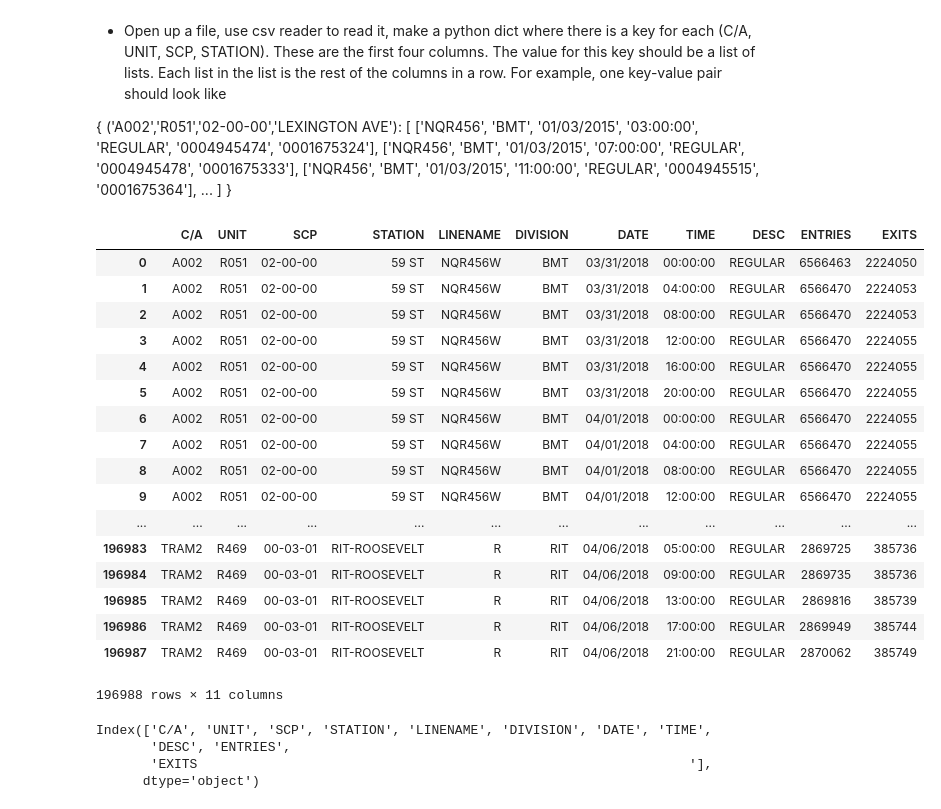
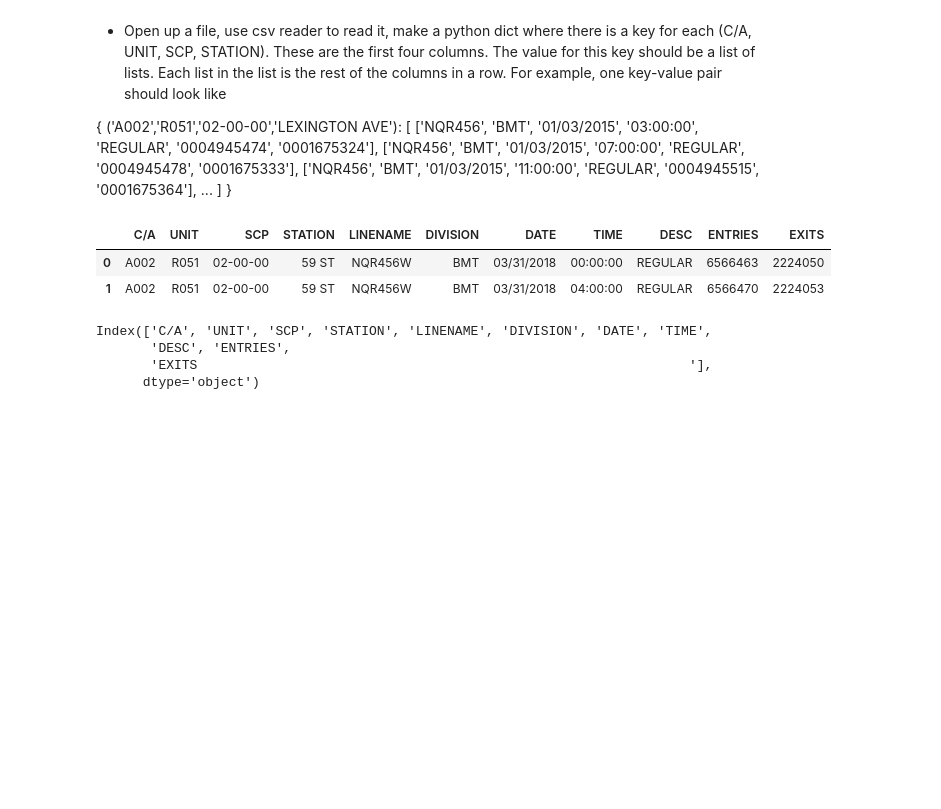
Before and after one commit to cyrus-rustomji/metis_projects, a Jupyter notebook: FirstProejct.ipynb, the cells around one changed output. Cells and saved outputs as stored; diff of their text form; code cells hidden in the pictures; blank space fills up the shorter version.

```diff
--- a/FirstProejct.ipynb
+++ b/FirstProejct.ipynb
@@ -54,35 +54,20 @@ import datetime
 # %%
 # Source: http://web.mta.info/developers/turnstile.html
 def get_data(week_nums):
     url = "turnstile_{}.txt"
     dfs = []
     for week_num in week_nums:
         file_url = url.format(week_num)
         dfs.append(pd.read_csv(file_url))
     return pd.concat(dfs)
 
 week_nums = [180407]
 turnstiles_df = get_data(week_nums)
-turnstiles_df
+turnstiles_df.head(2)
 # %% [output]
 |  | C/A | UNIT | SCP | STATION | LINENAME | DIVISION | DATE | TIME | DESC | ENTRIES | EXITS |
 | 0 | A002 | R051 | 02-00-00 | 59 ST | NQR456W | BMT | 03/31/2018 | 00:00:00 | REGULAR | 6566463 | 2224050 |
 | 1 | A002 | R051 | 02-00-00 | 59 ST | NQR456W | BMT | 03/31/2018 | 04:00:00 | REGULAR | 6566470 | 2224053 |
-| 2 | A002 | R051 | 02-00-00 | 59 ST | NQR456W | BMT | 03/31/2018 | 08:00:00 | REGULAR | 6566470 | 2224053 |
-| 3 | A002 | R051 | 02-00-00 | 59 ST | NQR456W | BMT | 03/31/2018 | 12:00:00 | REGULAR | 6566470 | 2224055 |
-| 4 | A002 | R051 | 02-00-00 | 59 ST | NQR456W | BMT | 03/31/2018 | 16:00:00 | REGULAR | 6566470 | 2224055 |
-| 5 | A002 | R051 | 02-00-00 | 59 ST | NQR456W | BMT | 03/31/2018 | 20:00:00 | REGULAR | 6566470 | 2224055 |
-| 6 | A002 | R051 | 02-00-00 | 59 ST | NQR456W | BMT | 04/01/2018 | 00:00:00 | REGULAR | 6566470 | 2224055 |
-| 7 | A002 | R051 | 02-00-00 | 59 ST | NQR456W | BMT | 04/01/2018 | 04:00:00 | REGULAR | 6566470 | 2224055 |
-| 8 | A002 | R051 | 02-00-00 | 59 ST | NQR456W | BMT | 04/01/2018 | 08:00:00 | REGULAR | 6566470 | 2224055 |
-| 9 | A002 | R051 | 02-00-00 | 59 ST | NQR456W | BMT | 04/01/2018 | 12:00:00 | REGULAR | 6566470 | 2224055 |
-| ... | ... | ... | ... | ... | ... | ... | ... | ... | ... | ... | ... |
-| 196983 | TRAM2 | R469 | 00-03-01 | RIT-ROOSEVELT | R | RIT | 04/06/2018 | 05:00:00 | REGULAR | 2869725 | 385736 |
-| 196984 | TRAM2 | R469 | 00-03-01 | RIT-ROOSEVELT | R | RIT | 04/06/2018 | 09:00:00 | REGULAR | 2869735 | 385736 |
-| 196985 | TRAM2 | R469 | 00-03-01 | RIT-ROOSEVELT | R | RIT | 04/06/2018 | 13:00:00 | REGULAR | 2869816 | 385739 |
-| 196986 | TRAM2 | R469 | 00-03-01 | RIT-ROOSEVELT | R | RIT | 04/06/2018 | 17:00:00 | REGULAR | 2869949 | 385744 |
-| 196987 | TRAM2 | R469 | 00-03-01 | RIT-ROOSEVELT | R | RIT | 04/06/2018 | 21:00:00 | REGULAR | 2870062 | 385749 |
-196988 rows × 11 columns
 # %%
 turnstiles_df.columns
 # %% [output]
```
Also changed, not shown: parts of 20 cells of this notebook, 1 other file.
